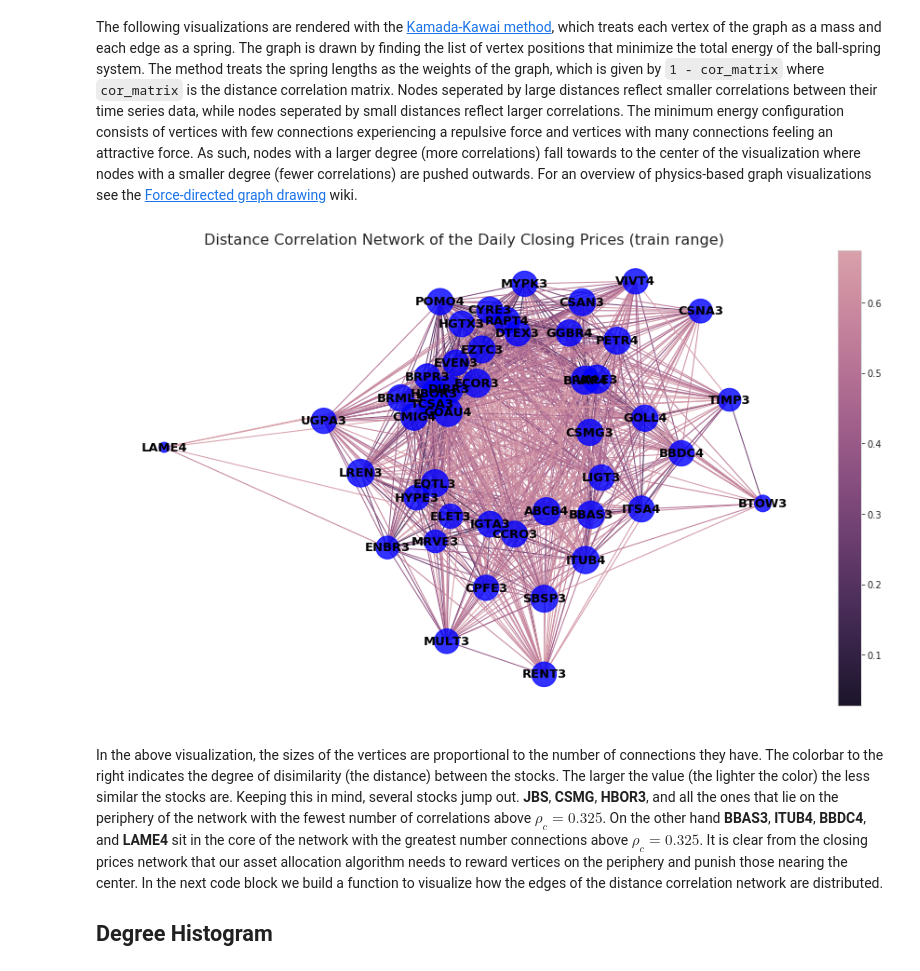
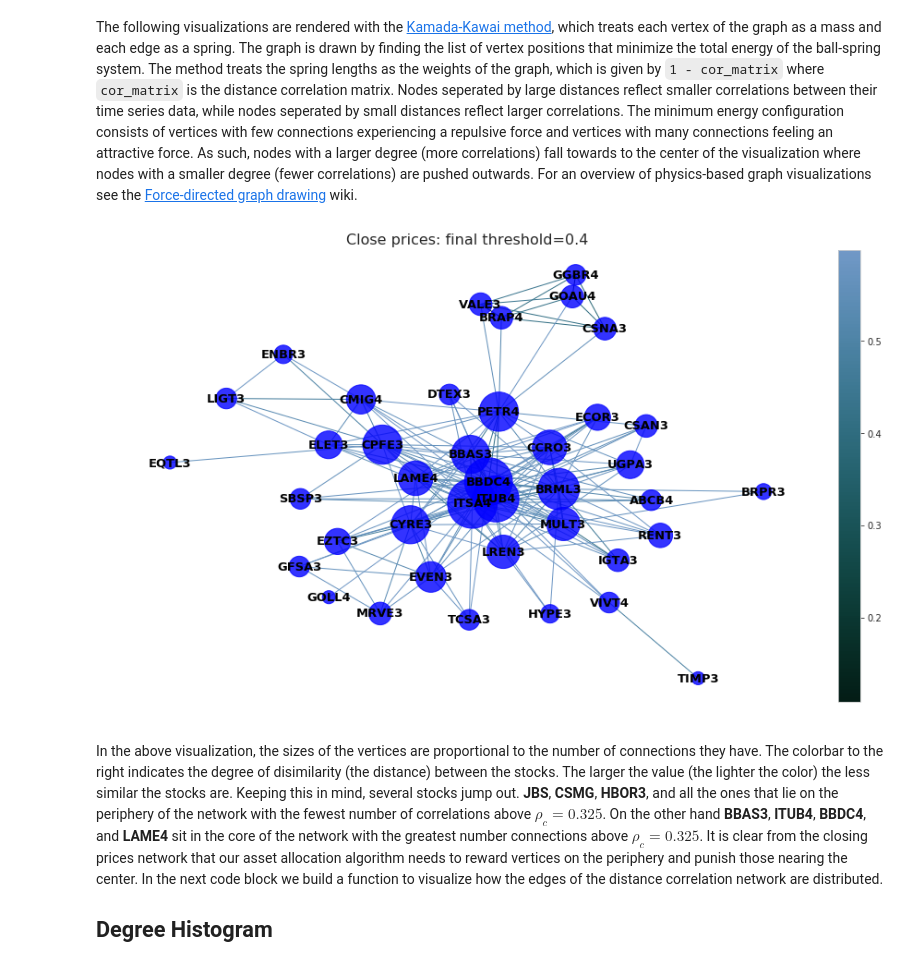
Before and after one commit to dcecchini/tbsi-quant-investment-project, a Jupyter notebook: Network_Graph.ipynb, the cells around one changed output. Cells and saved outputs as stored; diff of their text form; code cells hidden in the pictures.

````diff
--- a/Network_Graph.ipynb
+++ b/Network_Graph.ipynb
@@ -181,0 +197,4 @@ df_train_close["RAPT4"].fillna(method="ffill", inplace=True)
+# %%
+# Remove the seasonality
+df_train_close = df_train_close.apply(np.log).diff().iloc[1:].dropna()
+df_train_close.head()
@@ -282,4 +310,17 @@ def build_corr_nx(df_train, corr_threshold=0.325):
     return H
 # %%
 # builds the distance correlation networks for the training data
-H_close = build_corr_nx(df_train_dcor)
+H_close = build_corr_nx(df_train_dcor, 0.4)
+# %%
+zero_degree = []
+nonzero_degree = []
+for t, d in H_close.degree():
+    if d == 0:
+        zero_degree.append(t)
+    else:
+        nonzero_degree.append(t)
+
+print(zero_degree)
+print(len(zero_degree))
+print(nonzero_degree)
+print(len(nonzero_degree))
@@ -321,7 +375,7 @@ def plt_corr_nx(H, title):
             pos,
             node_color= "blue", #"#DA70D6",
             nodelist=nodelist,
-            node_size= [(x+1) * 20 for x in node_sizes], #np.power(node_sizes, 2.33),
+            node_size= [(x+1) * 100 for x in node_sizes], #np.power(node_sizes, 2.33),
             alpha=0.8,
             font_weight="bold",
         )
@@ -330,7 +384,7 @@ def plt_corr_nx(H, title):
         nx.draw_networkx_labels(H, pos, font_size=13, font_family="sans-serif", font_weight='bold')
 
         # color map
-        cmap = sns.cubehelix_palette(10, start=3.0, dark=0.1, light=0.7, as_cmap=True, reverse=True)
+        cmap = sns.cubehelix_palette(n_colors=9, start=2.2, dark=0.1, rot=0.3, gamma=1.1, hue=1.0, light=0.6, as_cmap=True, reverse=True)
 
         # draw edges
         nx.draw_networkx_edges(
@@ -449,9 +503,9 @@ Result: Not irreducible!
 The following visualizations are rendered with the [Kamada-Kawai method](http://jgaa.info/accepted/2002/HarelKoren2002.6.3.pdf), which treats each vertex of the graph as a mass and each edge as a spring. The graph is drawn by finding the list of vertex positions that minimize the total energy of the ball-spring system. The method treats the spring lengths as the weights of the graph, which is given by ``` 1 - cor_matrix ``` where ``` cor_matrix ``` is the distance correlation matrix. Nodes seperated by large distances reflect smaller correlations between their time series data, while nodes seperated by small distances reflect larger correlations. The minimum energy configuration consists of vertices with few connections experiencing a repulsive force and vertices with many connections feeling an attractive force. As such, nodes with a larger degree (more correlations) fall towards to the center of the visualization where nodes with a smaller degree (fewer correlations) are pushed outwards. For an overview of physics-based graph visualizations see the [Force-directed graph drawing](https://en.wikipedia.org/wiki/Force-directed_graph_drawing) wiki.
 # %%
 # plots the distance correlation network of the daily opening prices from 2006-2014
-plt_corr_nx(H_close, title='Distance Correlation Network of the Daily Closing Prices (train range)')
+plt_corr_nx(H_close, title='Close prices: final threshold=0.4')
 # %% [output]
-[figure, old version]
+[figure, new version]
 # %% [markdown]
 In the above visualization, the sizes of the vertices are proportional to the number of connections they have. The colorbar to the right indicates the degree of disimilarity (the distance) between the stocks. The larger the value (the lighter the color) the less similar the stocks are. Keeping this in mind, several stocks jump out. **JBS**, **CSMG**, **HBOR3**, and all the ones that lie on the periphery of the network with the fewest number of correlations above $\rho_{c} = 0.325$. On the other hand **BBAS3**, **ITUB4**, **BBDC4**, and **LAME4** sit in the core of the network with the greatest number connections above $\rho_{c} = 0.325$. It is clear from the closing prices network that our asset allocation algorithm needs to reward vertices on the periphery and punish those nearing the center. In the next code block we build a function to visualize how the edges of the distance correlation network are distributed.
 
````
Also changed, not shown: parts of 76 cells of this notebook, 29 other files.
